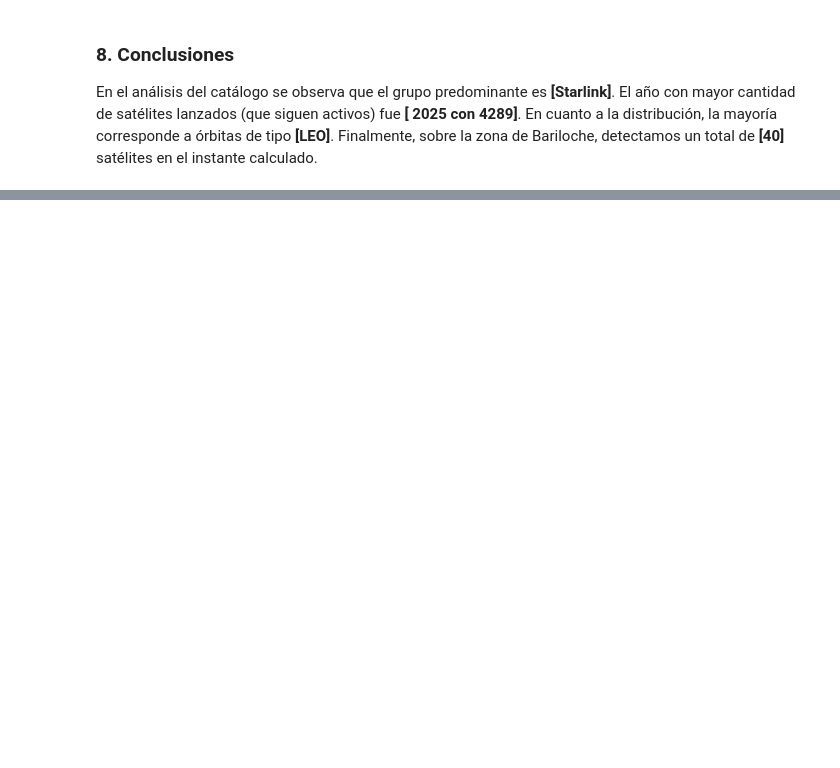
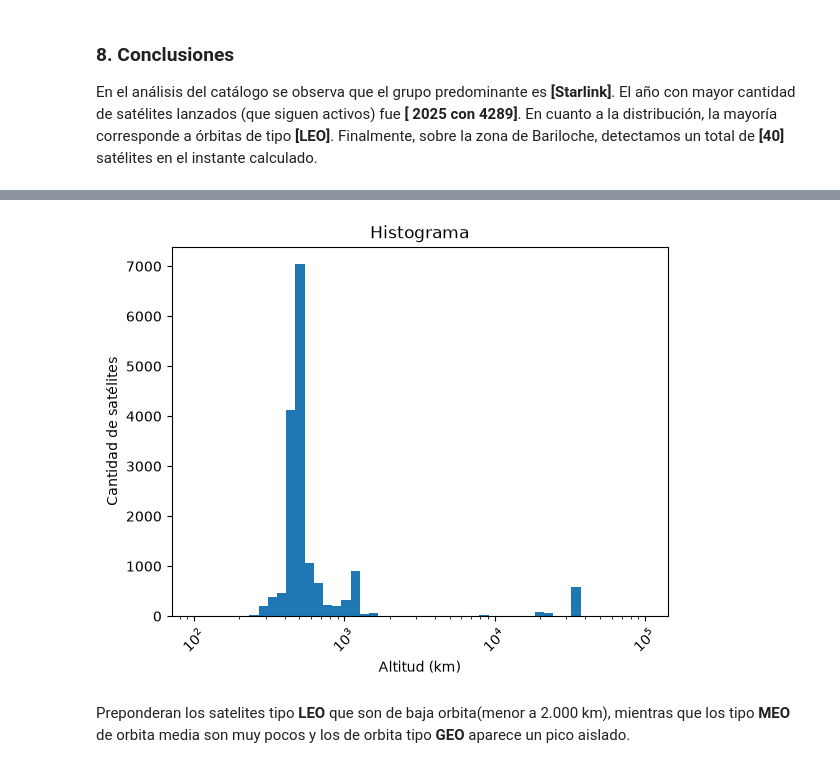
Before and after one commit to MaximoH221/Proyesat, a Jupyter notebook: informe.ipynb, the cells around one changed output, grey strips where cells are left out. Cells and saved outputs as stored; diff of their text form; code cells hidden in the pictures; blank space fills up the shorter version.

```diff
--- a/informe.ipynb
+++ b/informe.ipynb
@@ -170,0 +246,18 @@ En el análisis del catálogo se observa que el grupo predominante es **[Starlin
+# %%
+mis_altitudes = [x.altitud_km for x in orbitando]
+
+bins_log =np.logspace(2, 5, 50)
+
+plt.ylabel("Cantidad de satélites")
+plt.xlabel("Altitud (km)")
+
+plt.xticks(rotation=45)
+plt.title("Histograma")
+
+plt.hist(mis_altitudes, bins=bins_log)
+plt.xscale("log")
+plt.show()
+# %% [output]
+[figure, added]
+# %% [markdown]
+Preponderan los satelites tipo **LEO** que son de baja orbita(menor a 2.000 km), mientras que los tipo **MEO** de orbita media son muy pocos y los de orbita tipo **GEO** aparece un pico aislado.
```
Also changed, not shown: parts of 13 cells of this notebook.
